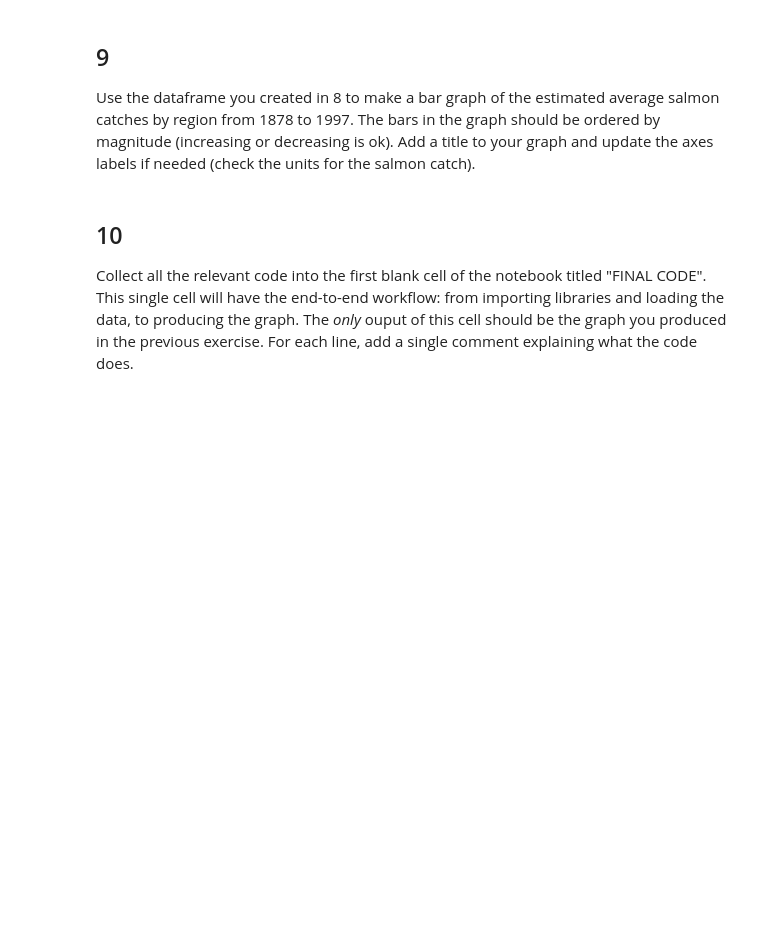
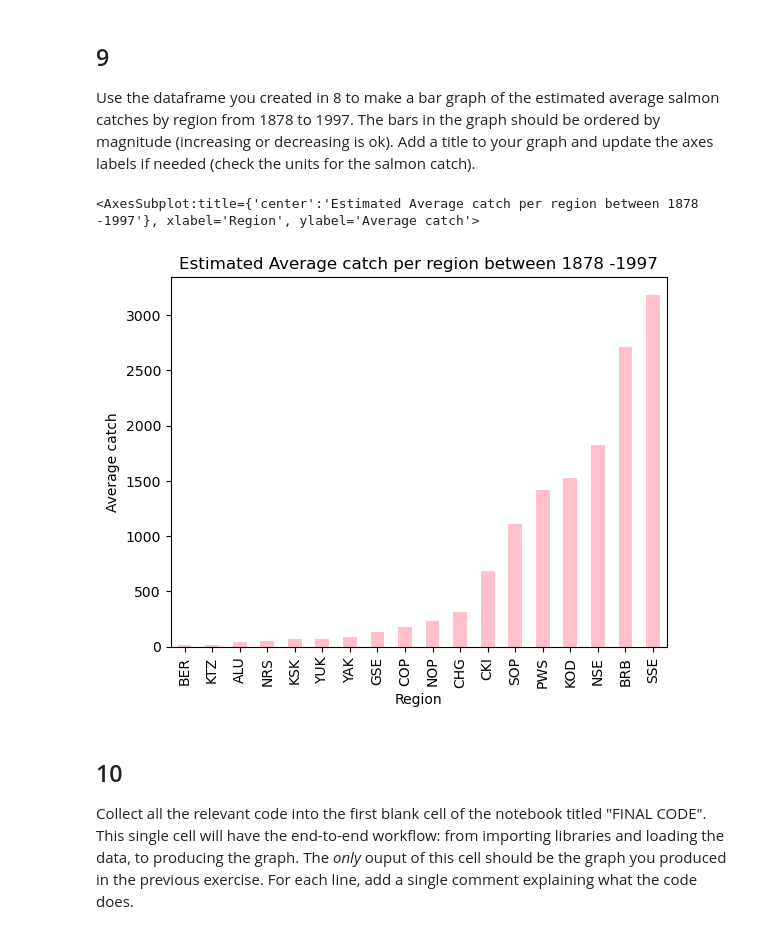
Before and after one commit to dianaxnav/eds220-hwk-2, a Jupyter notebook: hwk2-task3-salmon.ipynb, the cells around one changed output. Saved outputs shown, nothing was run; the diff lists cells and outputs as text; code cells hidden in the pictures; blank space fills up the shorter version.

```diff
--- a/hwk2-task3-salmon.ipynb
+++ b/hwk2-task3-salmon.ipynb
@@ -170,4 +200,6 @@ Create a dataframe with the average catch per region. HINT: use `groupby()`. Sto
 # solve exercise here
 
 #use the mean function to find the mean catch per region
-average_catch = catch_original.groupby('Region').mean().Catch
+average_catch = catch_original.groupby('Region').mean()
+
+average_catch
@@ -180,3 +229,17 @@ Use the dataframe you created in 8 to make a bar graph of the estimated average
+# %%
+# solve exercise here
+#sort the magnitude using sort_values
+average_catch.sort_values('Catch', inplace = True)
+
+#plot the catch and region to catch
+average_catch.Catch.plot(kind = 'bar',
+                        xlabel = 'Region',#Label
+                        ylabel = 'Average catch',
+                        title = 'Estimated Average catch per region between 1878 -1997',
+                        color = 'pink')
+# %% [output]
+<AxesSubplot:title={'center':'Estimated Average catch per region between 1878 -1997'}, xlabel='Region', ylabel='Average catch'>
+[figure, added]
 # %% [markdown]
 ## 10
 
```
Also changed, not shown: parts of 4 cells of this notebook, 1 other file.
